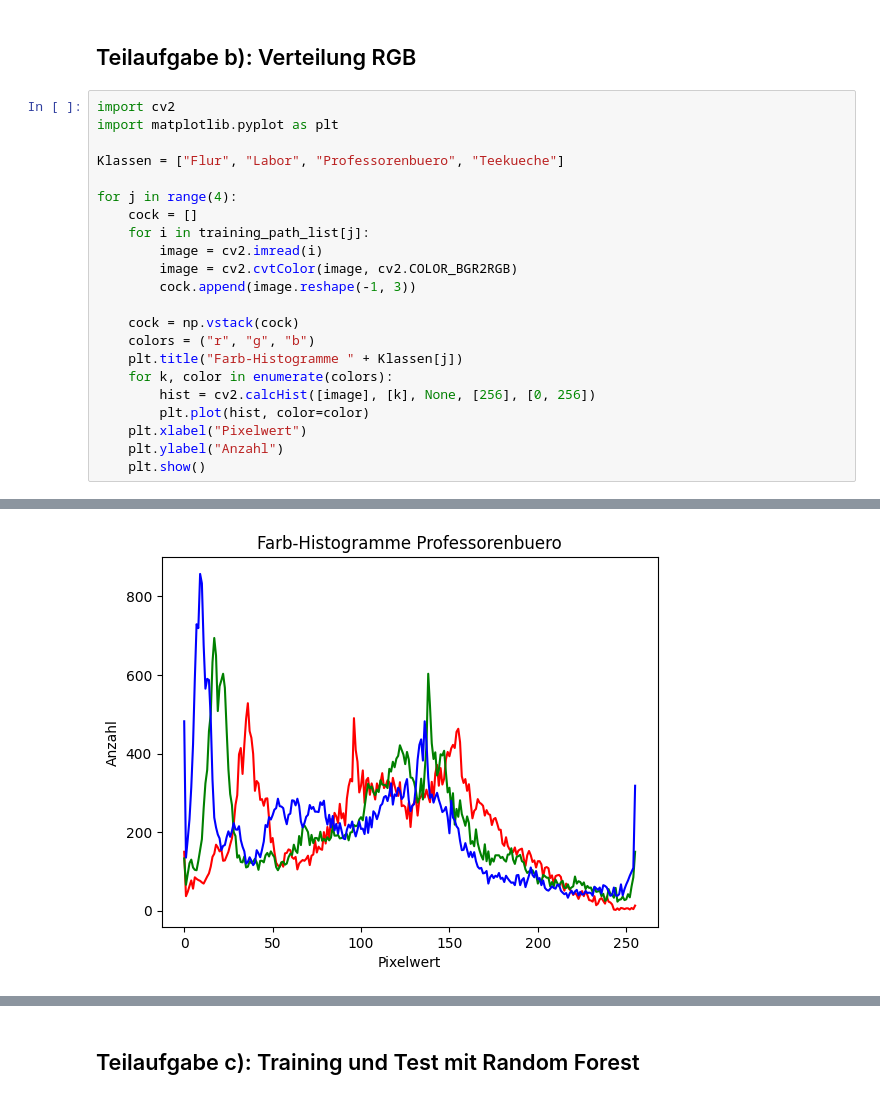
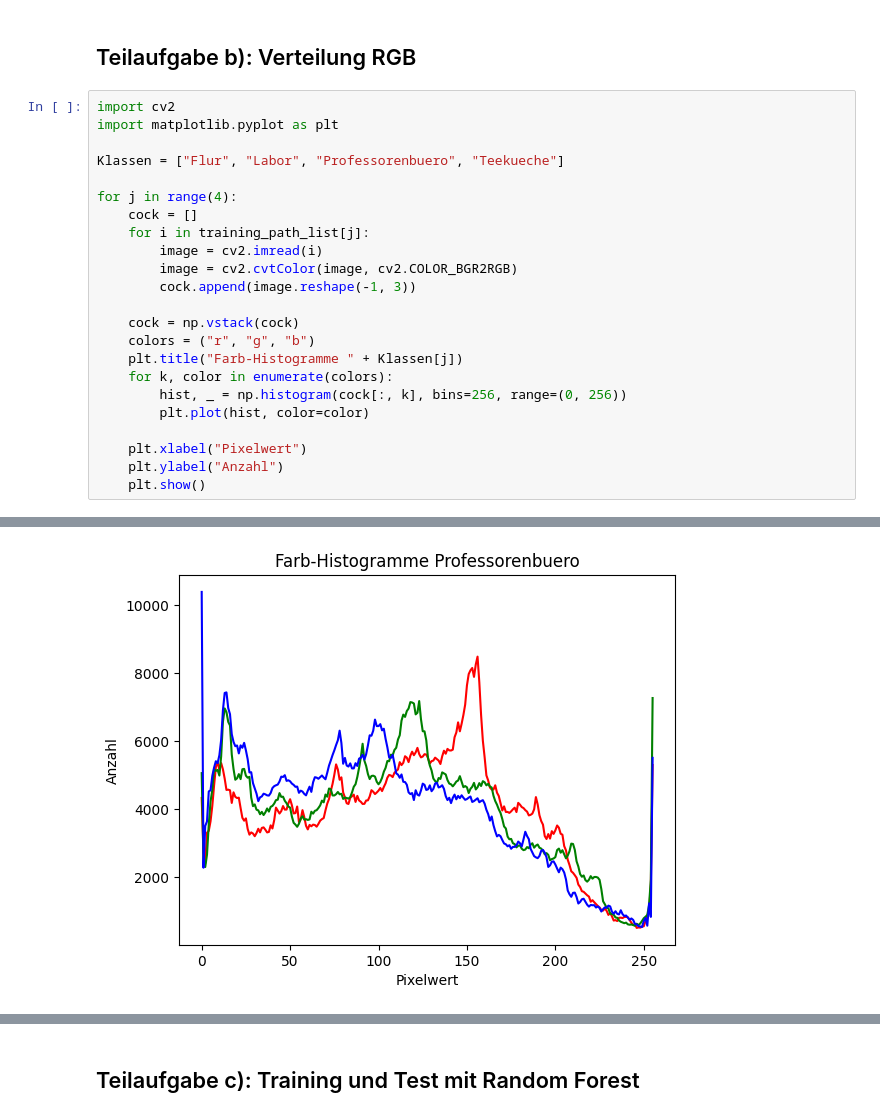
Before and after one commit to Naiilik/Tobi, a Jupyter notebook: code/aufgabe2.ipynb, the cells around one changed output, grey strips where cells are left out. Saved outputs shown, nothing was run; the diff lists cells and outputs as text.

```diff
--- a/code/aufgabe2.ipynb
+++ b/code/aufgabe2.ipynb
@@ -63,8 +63,9 @@ for j in range(4):
     colors = ("r", "g", "b")
     plt.title("Farb-Histogramme " + Klassen[j])
     for k, color in enumerate(colors):
-        hist = cv2.calcHist([image], [k], None, [256], [0, 256])
+        hist, _ = np.histogram(cock[:, k], bins=256, range=(0, 256))
         plt.plot(hist, color=color)
+
     plt.xlabel("Pixelwert")
     plt.ylabel("Anzahl")
     plt.show()
@@ -74 +75 @@ for j in range(4):
-[figure, old version]
+[figure, new version]
```
Also changed, not shown: parts of 2 cells of this notebook.
